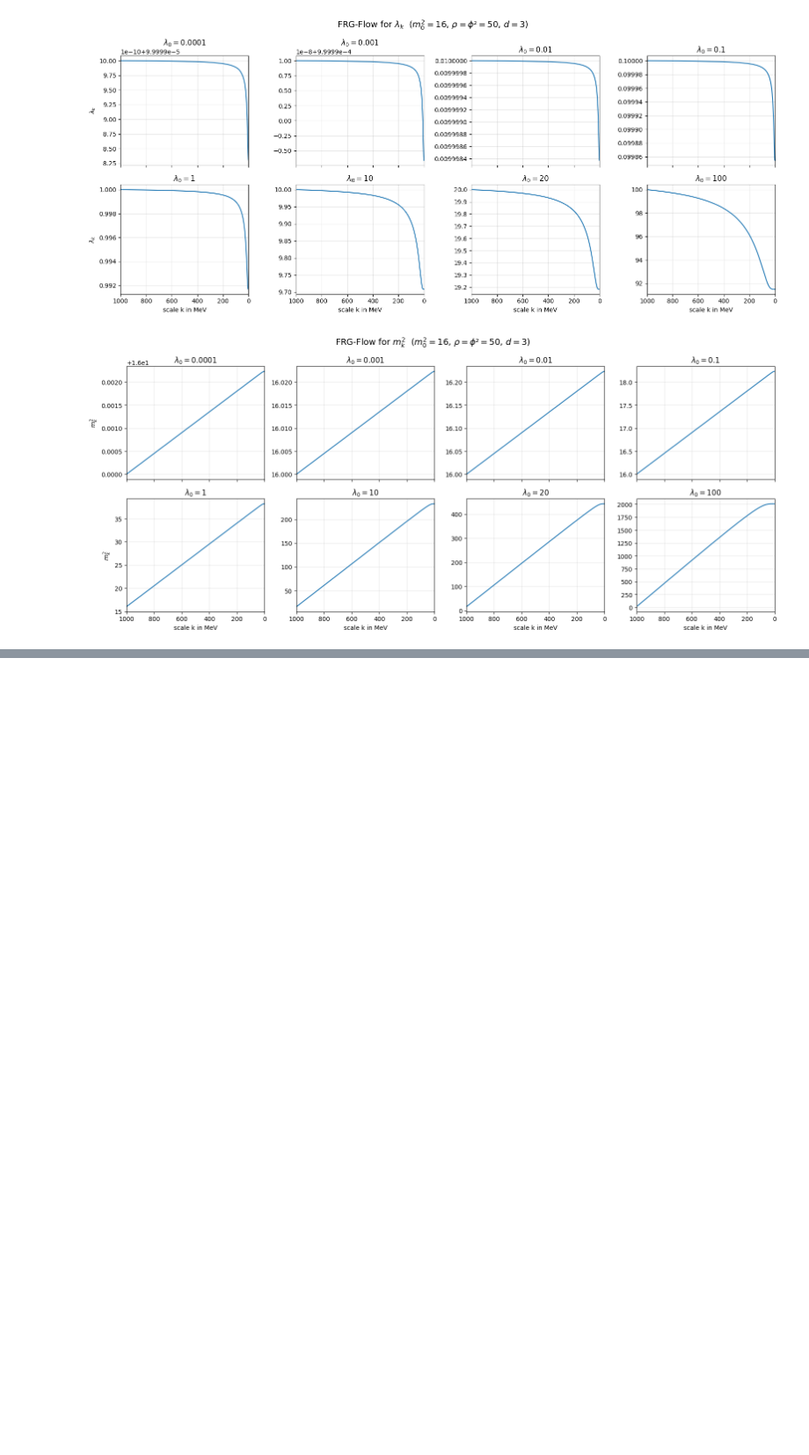
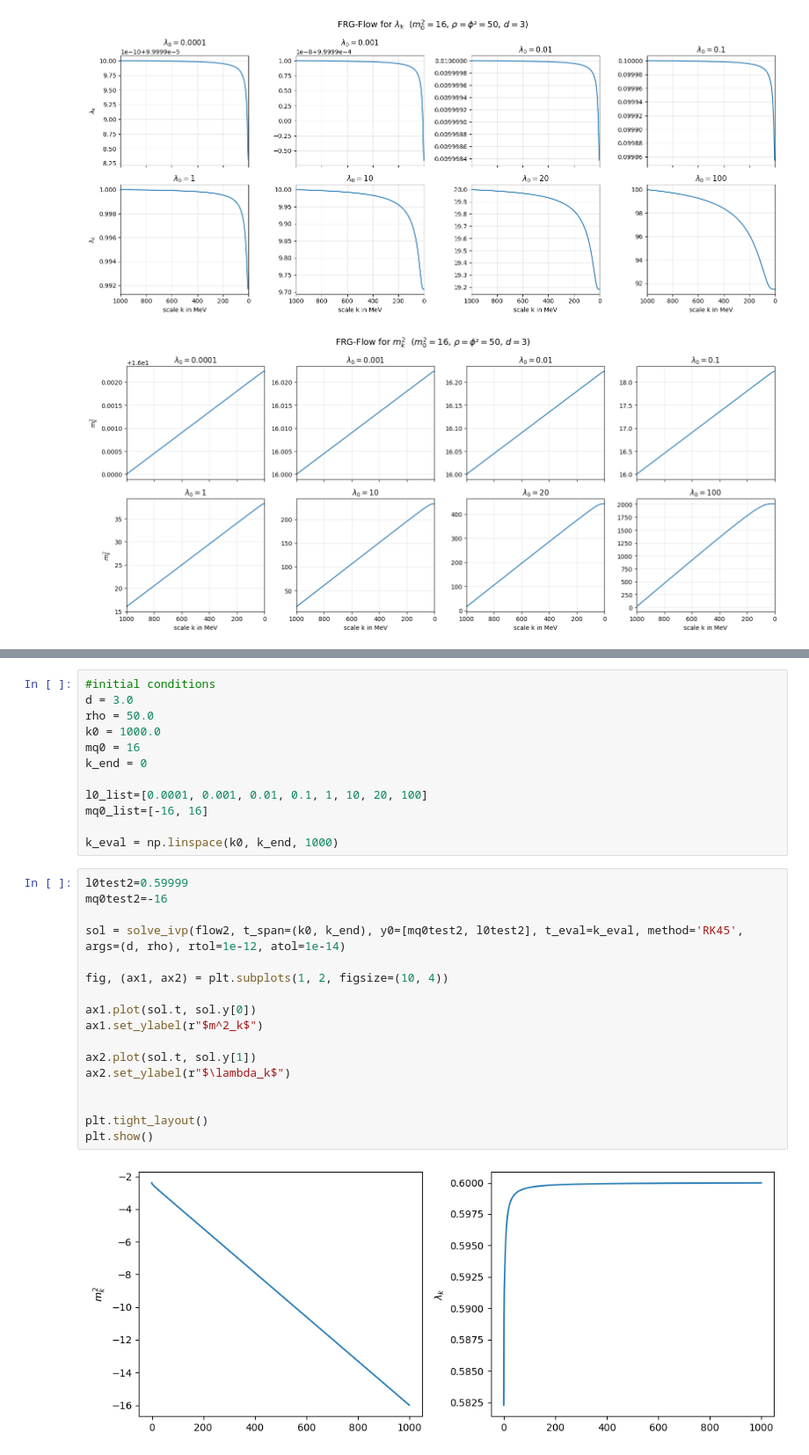
Before and after one commit to sMacks28/private, a Jupyter notebook: Uni/masterthesis/flow.ipynb, the cells around one changed output, grey strips where cells are left out. Shown at 88% size. Cells and saved outputs as stored; diff of their text form; blank space fills up the shorter version.

```diff
--- a/Uni/masterthesis/flow.ipynb
+++ b/Uni/masterthesis/flow.ipynb
@@ -97,0 +116,31 @@ tile_plot(0, r"$m^2_k$", r"FRG-Flow for $m^2_k$").savefig(os.path.join(output_di
+# %%
+#initial conditions
+d = 3.0
+rho = 50.0
+k0 = 1000.0
+mq0 = 16
+k_end = 0
+
+l0_list=[0.0001, 0.001, 0.01, 0.1, 1, 10, 20, 100]
+mq0_list=[-16, 16]
+
+k_eval = np.linspace(k0, k_end, 1000)
+# %%
+l0test2=0.59999
+mq0test2=-16
+
+sol = solve_ivp(flow2, t_span=(k0, k_end), y0=[mq0test2, l0test2], t_eval=k_eval, method='RK45', args=(d, rho), rtol=1e-12, atol=1e-14)
+
+fig, (ax1, ax2) = plt.subplots(1, 2, figsize=(10, 4))
+
+ax1.plot(sol.t, sol.y[0])
+ax1.set_ylabel(r"$m^2_k$")
+
+ax2.plot(sol.t, sol.y[1])
+ax2.set_ylabel(r"$\lambda_k$")
+
+
+plt.tight_layout()
+plt.show()
+# %% [output]
+[figure, added]
```
Also changed, not shown: parts of 1 cell of this notebook, 2 other files.
